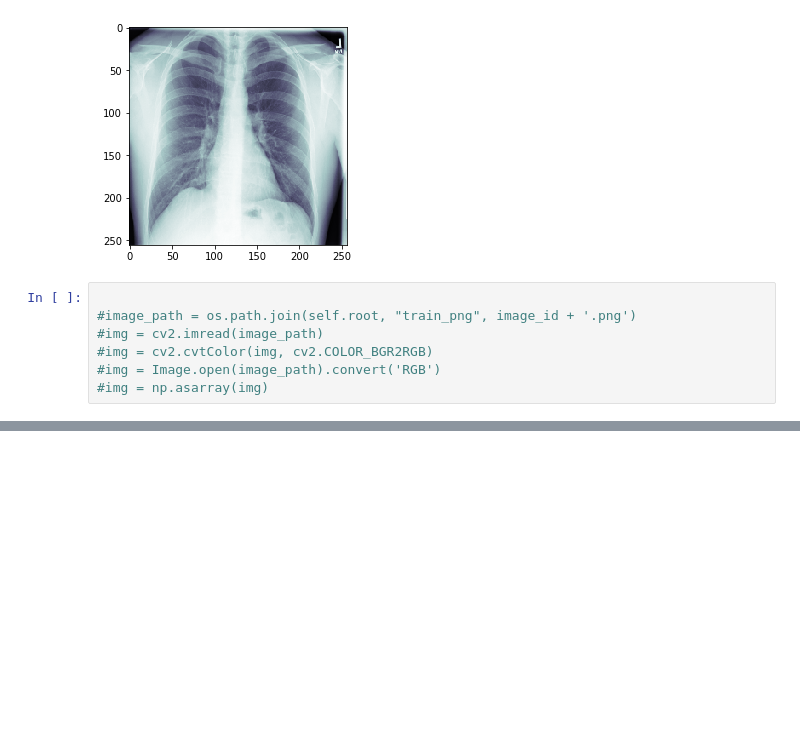
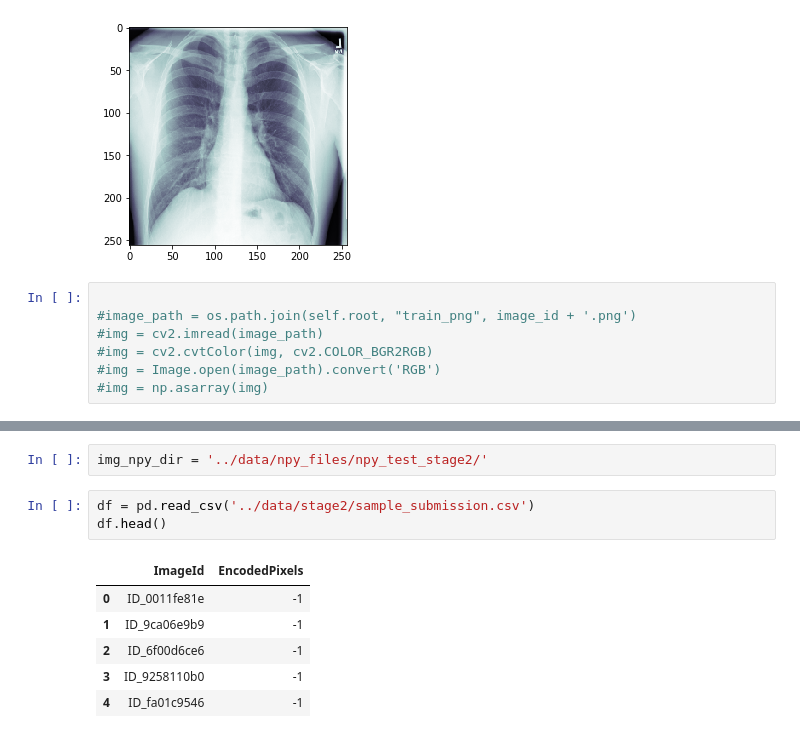
Before and after one commit to pyaf/siim-acr-pneumothorax-segmentation, a Jupyter notebook: notebooks/prepare_npy.ipynb, the cells around one changed output, grey strips where cells are left out. Saved outputs shown, nothing was run; the diff lists cells and outputs as text; blank space fills up the shorter version.

```diff
--- a/notebooks/prepare_npy.ipynb
+++ b/notebooks/prepare_npy.ipynb
@@ -130,0 +166,12 @@ plt.imshow(img[:, :, 0], cmap='bone')
+# %%
+img_npy_dir = '../data/npy_files/npy_test_stage2/'
+# %%
+df = pd.read_csv('../data/stage2/sample_submission.csv')
+df.head()
+# %% [output]
+|  | ImageId | EncodedPixels |
+| 0 | ID_0011fe81e | -1 |
+| 1 | ID_9ca06e9b9 | -1 |
+| 2 | ID_6f00d6ce6 | -1 |
+| 3 | ID_9258110b0 | -1 |
+| 4 | ID_fa01c9546 | -1 |
```
Also changed, not shown: parts of 7 cells of this notebook, 43 other files.
